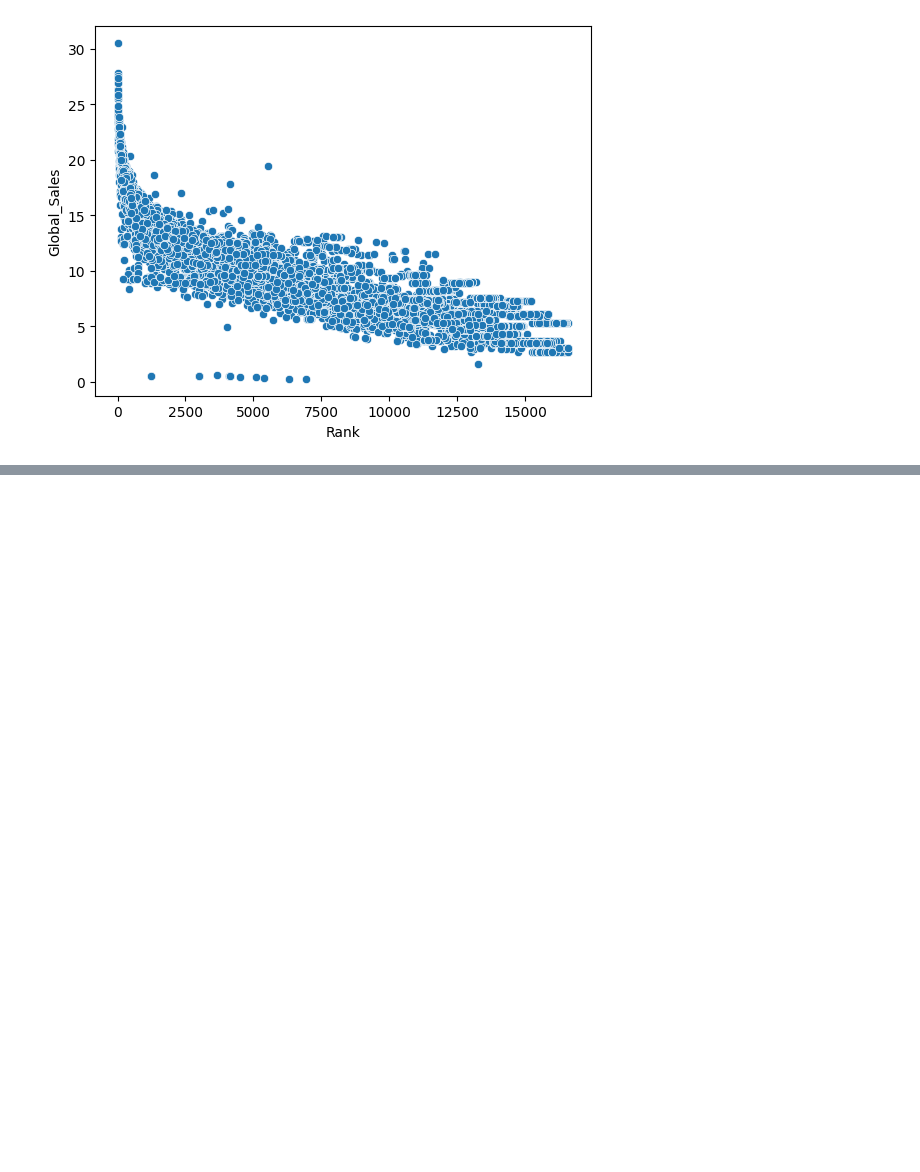
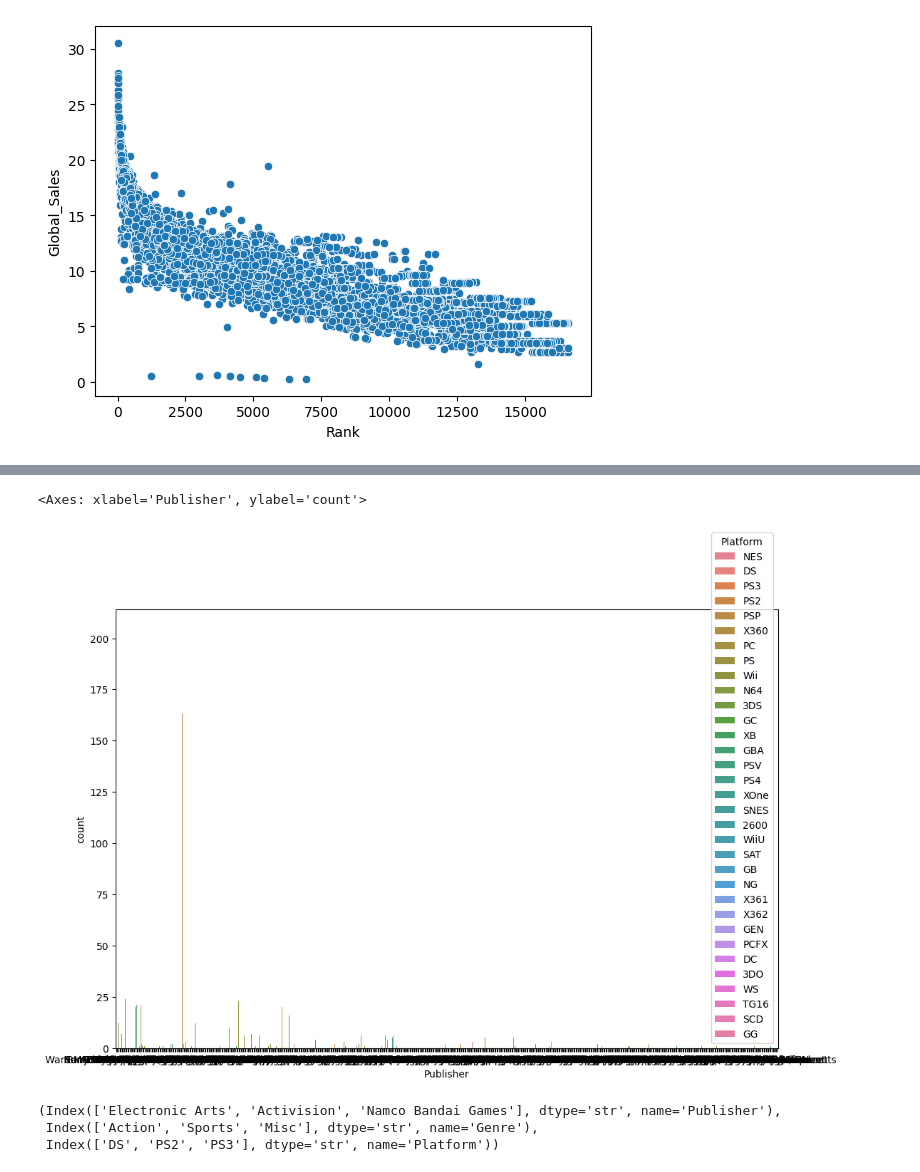
Before and after one commit to Manmohan-Shukla/data-visualisation, a Jupyter notebook: matplot.ipynb, the cells around one changed output, grey strips where cells are left out. Drawn from its saved outputs; the diff is of its cells as text; code cells hidden in the pictures; blank space fills up the shorter version.

```diff
--- a/matplot.ipynb
+++ b/matplot.ipynb
@@ -254,0 +271,6 @@ sns.scatterplot(data=df,x="Rank",y="Global_Sales")
+# %%
+plt.figure(figsize=(12,8))
+sns.countplot(x='Publisher',data=df,hue='Platform')
+# %% [output]
+<Axes: xlabel='Publisher', ylabel='count'>
+[figure, added]
@@ -254,0 +279,8 @@ sns.scatterplot(data=df,x="Rank",y="Global_Sales")
+# %%
+topgen=df['Genre'].value_counts().index[:3]
+topplat=df['Platform'].value_counts().index[:3]
+toppub,topgen,topplat
+# %% [output]
+(Index(['Electronic Arts', 'Activision', 'Namco Bandai Games'], dtype='str', name='Publisher'),
+ Index(['Action', 'Sports', 'Misc'], dtype='str', name='Genre'),
+ Index(['DS', 'PS2', 'PS3'], dtype='str', name='Platform'))
```
Also changed, not shown: parts of 21 cells of this notebook, 1 other file.
